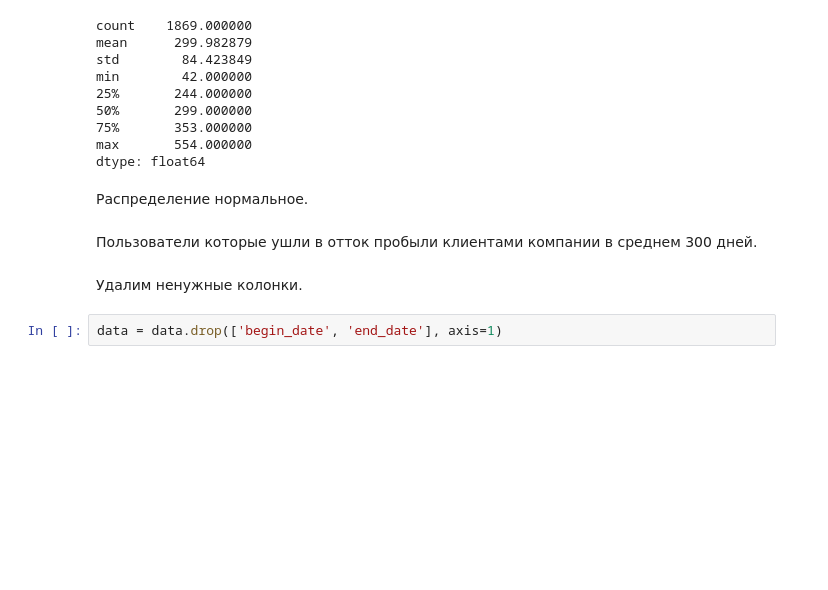
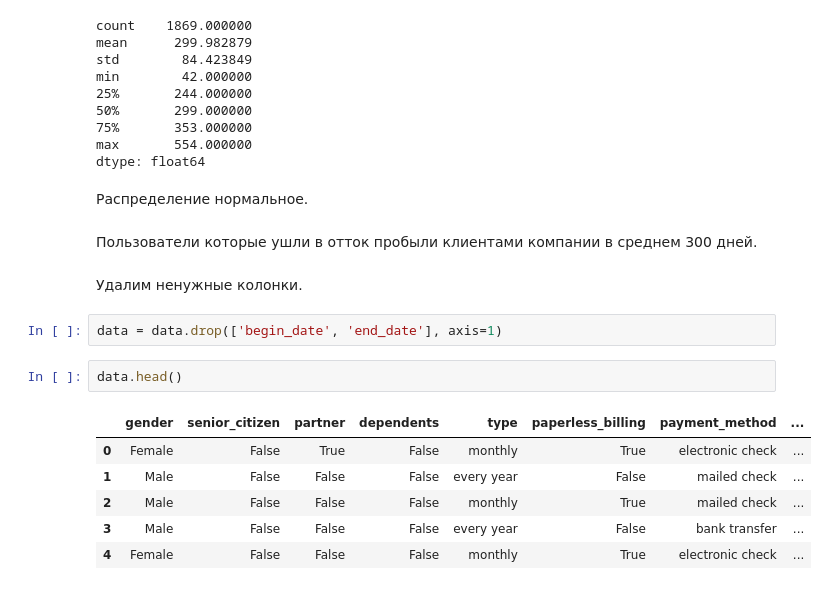
Before and after one commit to Doppler-67/telecom-users-churn-forecasting, a Jupyter notebook: telecom.ipynb, the cells around one changed output. Drawn from its saved outputs; the diff is of its cells as text; blank space fills up the shorter version.

```diff
--- a/telecom.ipynb
+++ b/telecom.ipynb
@@ -682,3 +664,12 @@ dtype: float64
 Удалим ненужные колонки.
 # %%
 data = data.drop(['begin_date', 'end_date'], axis=1)
+# %%
+data.head()
+# %% [output]
+|  | gender | senior_citizen | partner | dependents | type | paperless_billing | payment_method | ... |
+| 0 | Female | False | True | False | monthly | True | electronic check | ... |
+| 1 | Male | False | False | False | every year | False | mailed check | ... |
+| 2 | Male | False | False | False | monthly | True | mailed check | ... |
+| 3 | Male | False | False | False | every year | False | bank transfer | ... |
+| 4 | Female | False | False | False | monthly | True | electronic check | ... |
```
Also changed, not shown: parts of 48 cells of this notebook.
